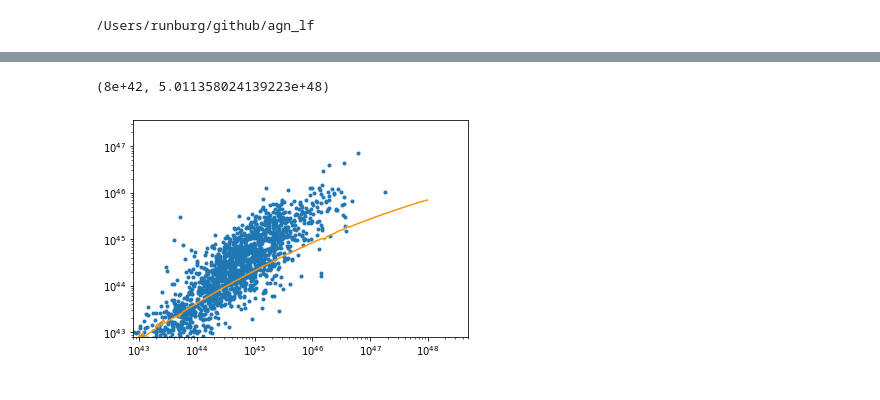
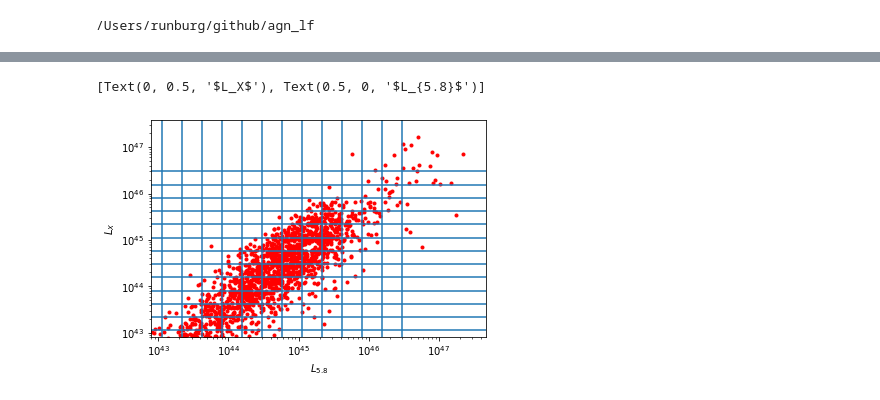
Before and after one commit to runburg/agn_lf, a Jupyter notebook: notebooks/combined_ir_xray.ipynb, the cells around one changed output, grey strips where cells are left out. Drawn from its saved outputs; the diff is of its cells as text; code cells hidden in the pictures.

Commit message:
Add data runs and make comp nb more friendly

```diff
--- a/notebooks/combined_ir_xray.ipynb
+++ b/notebooks/combined_ir_xray.ipynb
@@ -65,0 +20,25 @@ print(data.shape)
+# %%
+# PUT YOUR DATA STUFFS HERE!
+crossmatchtable = './data/ir_w_some_xray_matches_30arcsec.fits'
+photo_z_column = 'redshift'
+spec_z_column = 'zspec_1'
+
+# x-ray flux....should stay the same, but just in case it doesn't you can change it here
+xflux = 'FB_FLUX'
+
+# ir flux density....should stay the same
+flux36 = 'f_ap_irac_i1'
+flux45 = 'f_ap_irac_i2'
+flux58 = 'f_ap_irac_i3'
+flux80 = 'f_ap_irac_i4'
+flux240 = 'f_mips_24'
+
+catalog = table.Table.read(crossmatchtable)
+
+never_nan = (np.nan_to_num(catalog[flux58], nan=-99) > 0) & (np.nan_to_num(catalog[flux80], nan=-99) > 0) & (np.nan_to_num(catalog[xflux], nan=-99) > 0) #& (np.nan_to_num(catalogalog['zspec'], nan=-99) > 0)
+fig, axs = sc.plot_wedge(catalog[never_nan], flux36, flux45, flux58, flux80, selection=['lacy05', 'stern05', 'donley12'])
+selected_agn = sc.select_ir(catalog[never_nan], flux36, flux45, flux58, flux80, selection_cuts='lacy05')
+cat = catalog[never_nan][selected_agn]
+
+print(len(cat))
+cat[0]
@@ -66,14 +188,22 @@ print(data.shape)
 # %%
 fig, ax = plt.subplots()
-ax.scatter(l_ir, l_xray, marker='.')
-ax.plot(data[:, 0], data[:, 1], color='xkcd:tangerine')
+with_x = l_xray > 0
+ax.scatter(l_ir[with_x], l_xray[with_x], marker='.', color='r')
+ax.scatter(l_ir[~with_x], lim_lum[~with_x], marker='.', s=1, color='xkcd:steel gray')
+# data = np.loadtxt('/Users/runburg/Downloads/Default Dataset.csv', delimiter=',')
+# print(data.shape)
+# ax.plot(data[:, 0], data[:, 1], color='xkcd:tangerine')
 ax.set_xscale('log')
 ax.set_yscale('log')
 ax.set_ylim(bottom=8e42)
 ax.set_xlim(left=8e42)
+for binn in l_bins:
+    ax.axvline(binn)
+    ax.axhline(binn)
+ax.set(xlabel=r"$L_{5.8}$", ylabel=r"$L_X$")
 # %% [output]
-(8e+42, 5.011358024139223e+48)
+[Text(0, 0.5, '$L_X$'), Text(0.5, 0, '$L_{5.8}$')]
-[figure, old version]
+[figure, new version]
 # %%
 fig, ax = plt.subplots()
 ax.hist(l_ir/l_xray, bins=np.logspace(-2.5, 2.5, num=100));
```
Also changed, not shown: parts of 20 cells of this notebook, 14 other files.
